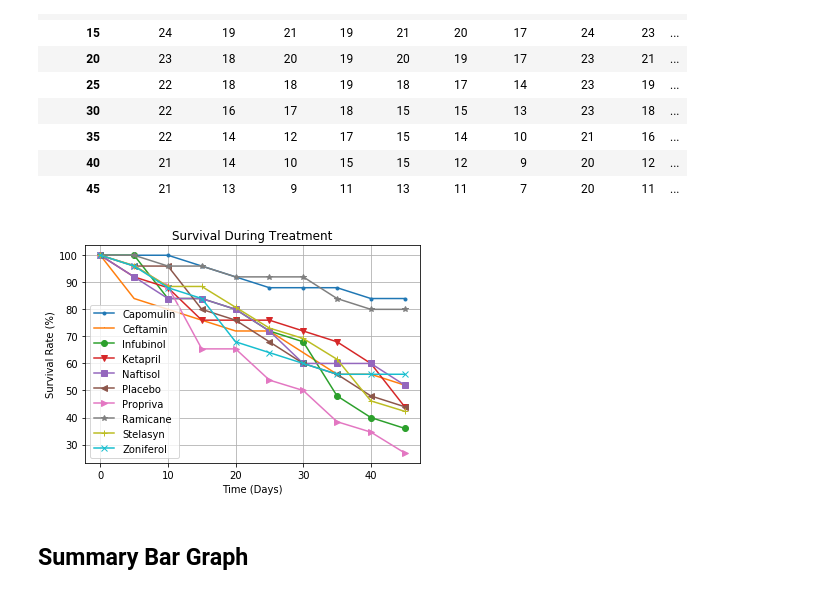
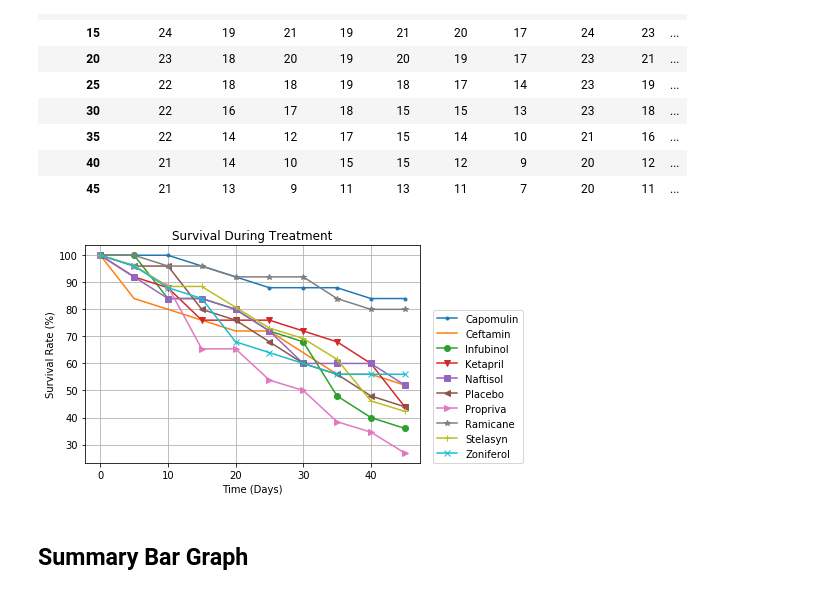
Before and after one commit to jjrx/matplotlib-hw, a Jupyter notebook: Pymaceuticals/pymaceuticals_starter_MySolution.ipynb, the cells around one changed output. Cells and saved outputs as stored; diff of their text form; code cells hidden in the pictures.

```diff
--- a/Pymaceuticals/pymaceuticals_starter_MySolution.ipynb
+++ b/Pymaceuticals/pymaceuticals_starter_MySolution.ipynb
@@ -122,18 +117,13 @@ Index(['Capomulin', 'Ceftamin', 'Infubinol', 'Ketapril', 'Naftisol', 'Placebo',
 # %%
 # Generate the Plot (with Error Bars)
+for x in range(len(tumor_mean_reformat.index)):
+    plt.errorbar(tumor_mean_reformat.index, tumor_mean_reformat.iloc[:,x], tumor_sem_reformat.iloc[:,x], marker='o')
 
-#markers = ['.', ',', 'o', 'v', 's', '<', '>', '*', '+', 'x', '']
-
-for x in range(len(tumor_mean_reformat.index)):
-    plt.errorbar(tumor_mean_reformat.index, tumor_mean_reformat.iloc[:,x], tv_sem_reformat.iloc[:,x], marker='o')
-
-#plt.plot(x=tumor_mean_reformat.index, y=[tumor_mean_reformat['Capomulin'], tumor_mean_reformat['Ceftamin']])
 plt.xlabel("Time (Days)")
 plt.ylabel("Tumor Volume (mm3)")
 plt.title("Tumor Response to Treatment")
-plt.legend(loc="best")
+plt.legend(loc=(1.04,0))
 plt.grid()
-#plt.errorbar(dt_sem_group)
 
 # Save the Figure
 plt.savefig('Tumor Response.png')
@@ -170,14 +159,10 @@ meta_mean.head(15)
 |  | 15 | 0.789474 |
 |  | 20 | 1.111111 |
 # %%
-# Store the Standard Error associated with Met. Sites Grouped by Drug and Timepoint
-dt_group['Metastatic Sites'].sem()
-# Convert to DataFrame
-dt_meta_sem_group = pd.DataFrame(dt_group['Metastatic Sites'].sem())
-# Preview DataFrame
-#dt_meta_sem_group.head(15)
+# Store the Standard Error associated with Met. Sites Grouped by Drug and Timepoint & convert to DataFrame
+meta_sem = pd.DataFrame(dt_group['Metastatic Sites'].sem())
 
-meta_sem_reformat = dt_meta_sem_group.reset_index().pivot('Timepoint', 'Drug', 'Metastatic Sites')
+meta_sem_reformat = meta_sem.reset_index().pivot('Timepoint', 'Drug', 'Metastatic Sites')
 # Preview that Reformatting worked
 meta_sem_reformat
 # %% [output]
@@ -239,14 +218,12 @@ plt.show()
 # %% [markdown]
 ## Survival Rates
 # %%
-# Store the Count of Mice Grouped by Drug and Timepoint (W can pass any metric)
+# Store the Count of Mice Grouped by Drug and Timepoint (W can pass any metric) & convert to DataFrame
+survival = pd.DataFrame(dt_group['Tumor Volume (mm3)'].count())
+survival.rename(columns={'Tumor Volume (mm3)': 'Mouse Count'}, inplace=True)
 
-
-# Convert to DataFrame
-survival_df = pd.DataFrame(dt_group['Tumor Volume (mm3)'].count())
-survival_df.rename(columns={'Tumor Volume (mm3)': 'Mouse Count'}, inplace=True)
 # Preview DataFrame
-survival_df.head(15)
+survival.head(15)
 # %% [output]
 |  |  | Mouse Count |
 | Drug | Timepoint |  |
@@ -267,9 +244,9 @@ survival_df.head(15)
 |  | 20 | 18 |
 # %%
 # Minor Data Munging to Re-Format the Data Frames
-survival_df_reformat = survival_df.reset_index().pivot('Timepoint', 'Drug', 'Mouse Count')
+survival_reformat = survival.reset_index().pivot('Timepoint', 'Drug', 'Mouse Count')
 # Preview the Data Frame
-survival_df_reformat
+survival_reformat
 # %% [output]
 | Drug | Capomulin | Ceftamin | Infubinol | Ketapril | Naftisol | Placebo | Propriva | Ramicane | Stelasyn | ... |
 | Timepoint |  |  |  |  |  |  |  |  |  | ... |
@@ -286,23 +263,23 @@ survival_df_reformat
 # %%
 # Generate the Plot (Accounting for percentages)
 markers = ['.', ',', 'o', 'v', 's', '<', '>', '*', '+', 'x', '']
 
-for x in range(len(survival_df_reformat.index)):
-    plt.errorbar(survival_df_reformat.index, (survival_df_reformat.iloc[:,x]/survival_df_reformat.iloc[0,x]) * 100, marker=markers[x])
+for x in range(len(survival_reformat.index)):
+    plt.errorbar(survival_reformat.index, (survival_reformat.iloc[:,x]/survival_reformat.iloc[0,x]) * 100, marker=markers[x])
 
 plt.xlabel("Time (Days)")
 plt.ylabel("Survival Rate (%)")
 plt.title("Survival During Treatment")
-plt.legend(loc="best")
+plt.legend(loc=(1.04,0))
 plt.grid()
 
 # Save the Figure
 plt.savefig('Survival.png')
 
 # Show the Figure
 plt.show()
 # %% [output]
-[figure, old version]
+[figure, new version]
 # %% [markdown]
 ## Summary Bar Graph
 # %%
```
Also changed, not shown: parts of 8 cells of this notebook, 3 other files.
